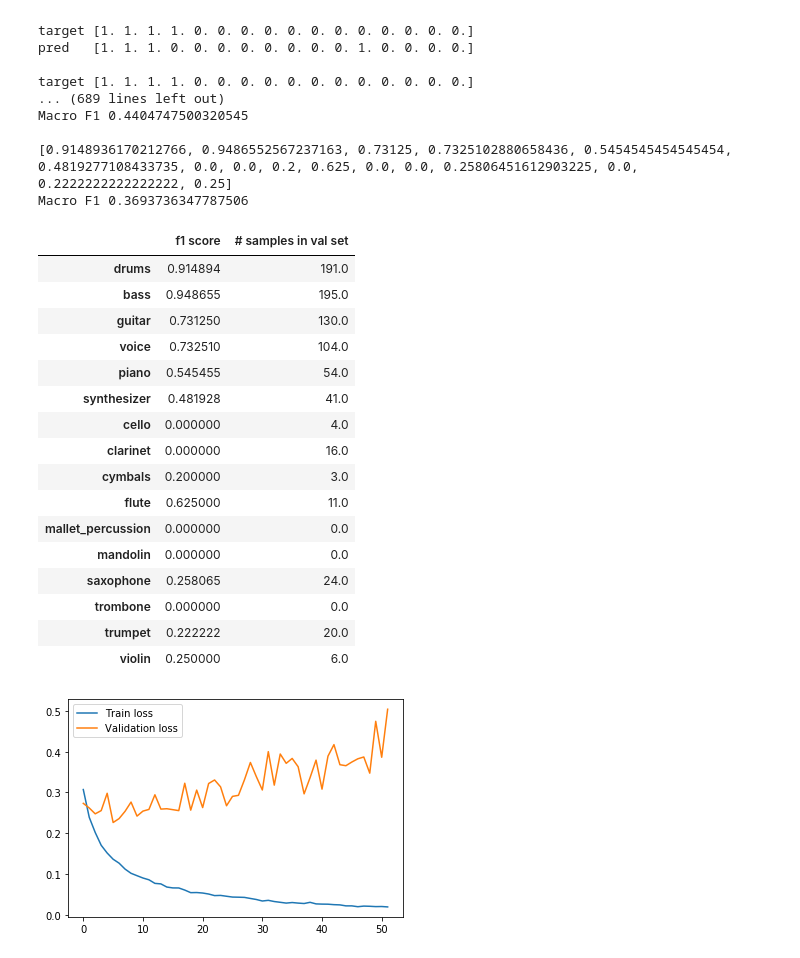
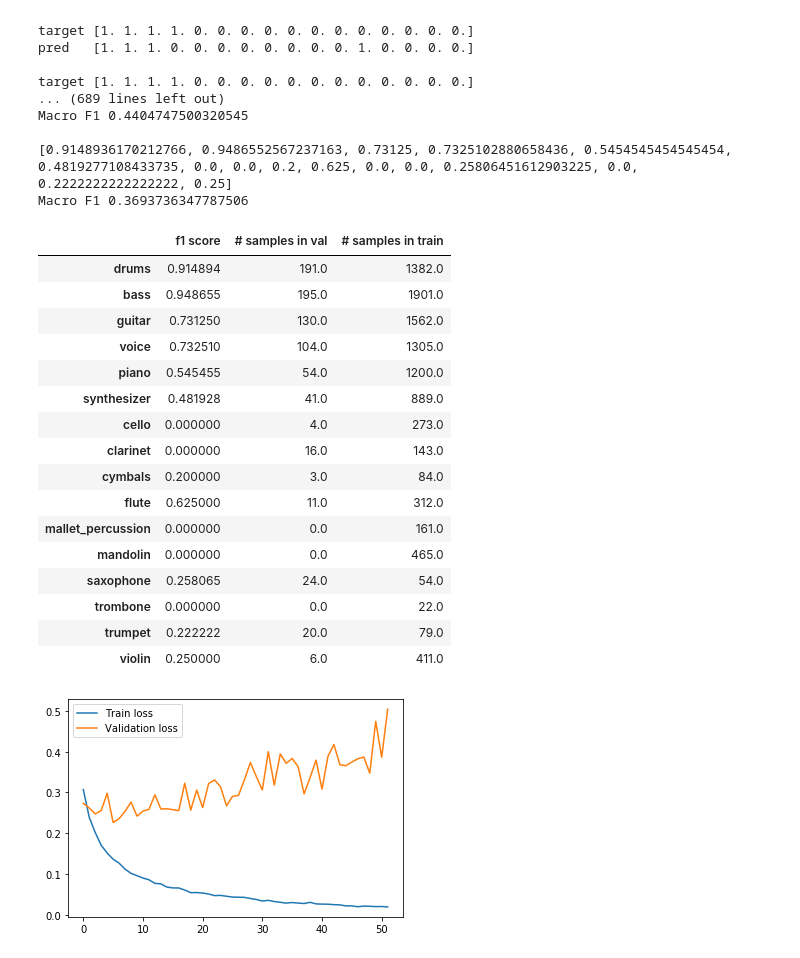
Before and after one commit to lcrosvila/masters-thesis, a Jupyter notebook: two_inputs/main.ipynb, the cells around one changed output. Saved outputs shown, nothing was run; the diff lists cells and outputs as text; code cells hidden in the pictures.

Commit message:
add instruments in train count

```diff
--- a/two_inputs/main.ipynb
+++ b/two_inputs/main.ipynb
@@ -302,48 +302,66 @@ Macro F1 0.3693736347787506
 # %%
 files_val = os.listdir('/home/laura/MedleyDB/processed/9_8_132300/val/input')
 labels_val_dir = '/home/laura/MedleyDB/processed/9_8_132300/val/labels'
 
 matrix_labels = []
 
 for file in files_val:
 
     label = np.load(os.path.join(labels_val_dir, file), allow_pickle = True)
     matrix_labels.append(label)
 
 num_instr = len(matrix_labels[0])
-count = np.zeros(num_instr)
+count_val = np.zeros(num_instr)
 
 for label in matrix_labels:
     idx = np.where(label==1)
     for i in idx:
-        count[i] = count[i] + 1
+        count_val[i] = count_val[i] + 1
+
+files_train = os.listdir('/home/laura/MedleyDB/processed/9_8_132300/train/input')
+labels_train_dir = '/home/laura/MedleyDB/processed/9_8_132300/train/labels'
+
+matrix_labels = []
+
+for file in files_train:
+
+    label = np.load(os.path.join(labels_train_dir, file), allow_pickle = True)
+    matrix_labels.append(label)
+
+num_instr = len(matrix_labels[0])
+count_train = np.zeros(num_instr)
+
+for label in matrix_labels:
+    idx = np.where(label==1)
+    for i in idx:
+        count_train[i] = count_train[i] + 1
 
 INDEX_TO_INSTRUMENT = {0: 'drums', 1: 'bass', 2: 'guitar', 3: 'voice', 4: 'piano', 5: 'synthesizer', 6: 'cello', 7: 'clarinet', 8: 'cymbals', 9: 'flute', 10: 'mallet_percussion', 11: 'mandolin', 12: 'saxophone', 13: 'trombone', 14: 'trumpet', 15: 'violin'}
 F1_INSTRUMENT = {}
 for i in range(len(f1_instr)):
-    F1_INSTRUMENT[INDEX_TO_INSTRUMENT[i]] = [f1_instr[i], count[i]]
+    F1_INSTRUMENT[INDEX_TO_INSTRUMENT[i]] = [f1_instr[i], count_val[i], count_train[i]]
 
 import pandas as pd
 
-pd.DataFrame.from_dict(F1_INSTRUMENT, orient='index', columns=['f1 score', '# samples in val set'])
+pd.DataFrame.from_dict(F1_INSTRUMENT, orient='index', columns=['f1 score', '# samples in val', '# samples in train'])
 # %% [output]
-|  | f1 score | # samples in val set |
-| drums | 0.914894 | 191.0 |
-| bass | 0.948655 | 195.0 |
-| guitar | 0.731250 | 130.0 |
-| voice | 0.732510 | 104.0 |
-| piano | 0.545455 | 54.0 |
-| synthesizer | 0.481928 | 41.0 |
-| cello | 0.000000 | 4.0 |
-| clarinet | 0.000000 | 16.0 |
-| cymbals | 0.200000 | 3.0 |
-| flute | 0.625000 | 11.0 |
-| mallet_percussion | 0.000000 | 0.0 |
-| mandolin | 0.000000 | 0.0 |
-| saxophone | 0.258065 | 24.0 |
-| trombone | 0.000000 | 0.0 |
-| trumpet | 0.222222 | 20.0 |
-| violin | 0.250000 | 6.0 |
+|  | f1 score | # samples in val | # samples in train |
+| drums | 0.914894 | 191.0 | 1382.0 |
+| bass | 0.948655 | 195.0 | 1901.0 |
+| guitar | 0.731250 | 130.0 | 1562.0 |
+| voice | 0.732510 | 104.0 | 1305.0 |
+| piano | 0.545455 | 54.0 | 1200.0 |
+| synthesizer | 0.481928 | 41.0 | 889.0 |
+| cello | 0.000000 | 4.0 | 273.0 |
+| clarinet | 0.000000 | 16.0 | 143.0 |
+| cymbals | 0.200000 | 3.0 | 84.0 |
+| flute | 0.625000 | 11.0 | 312.0 |
+| mallet_percussion | 0.000000 | 0.0 | 161.0 |
+| mandolin | 0.000000 | 0.0 | 465.0 |
+| saxophone | 0.258065 | 24.0 | 54.0 |
+| trombone | 0.000000 | 0.0 | 22.0 |
+| trumpet | 0.222222 | 20.0 | 79.0 |
+| violin | 0.250000 | 6.0 | 411.0 |
 # %%
 plt.plot(losses_train, label='Train loss')
 plt.plot(losses_val, label='Validation loss')
```
Also changed, not shown: parts of 4 cells of this notebook.
